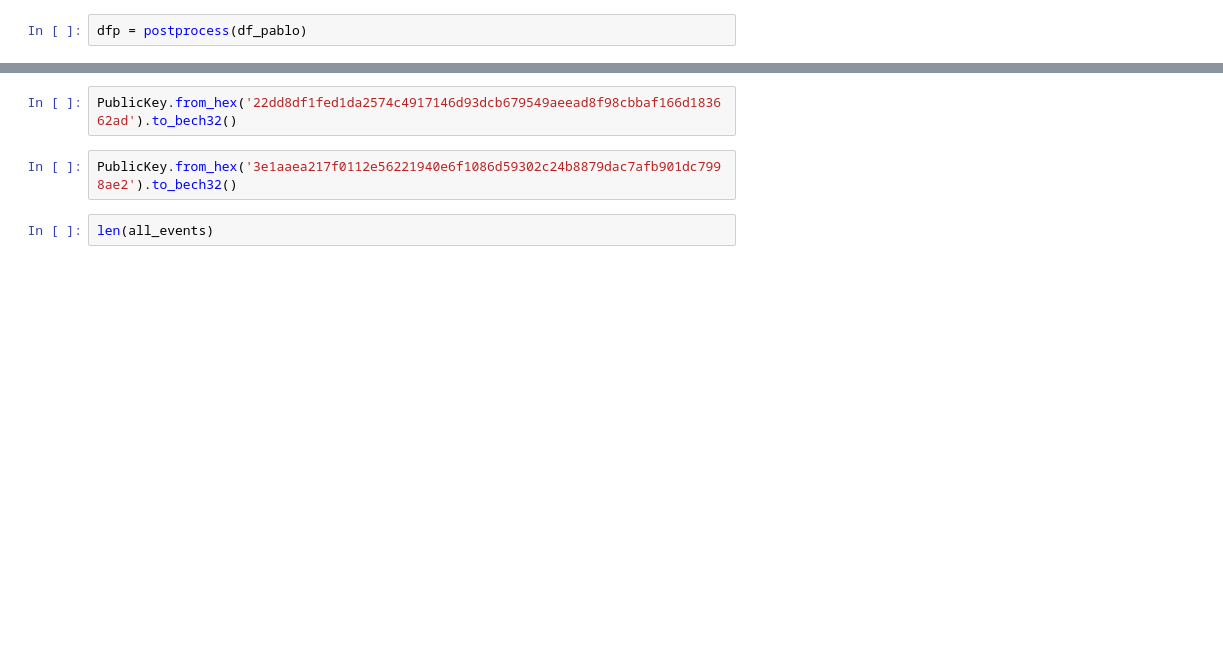
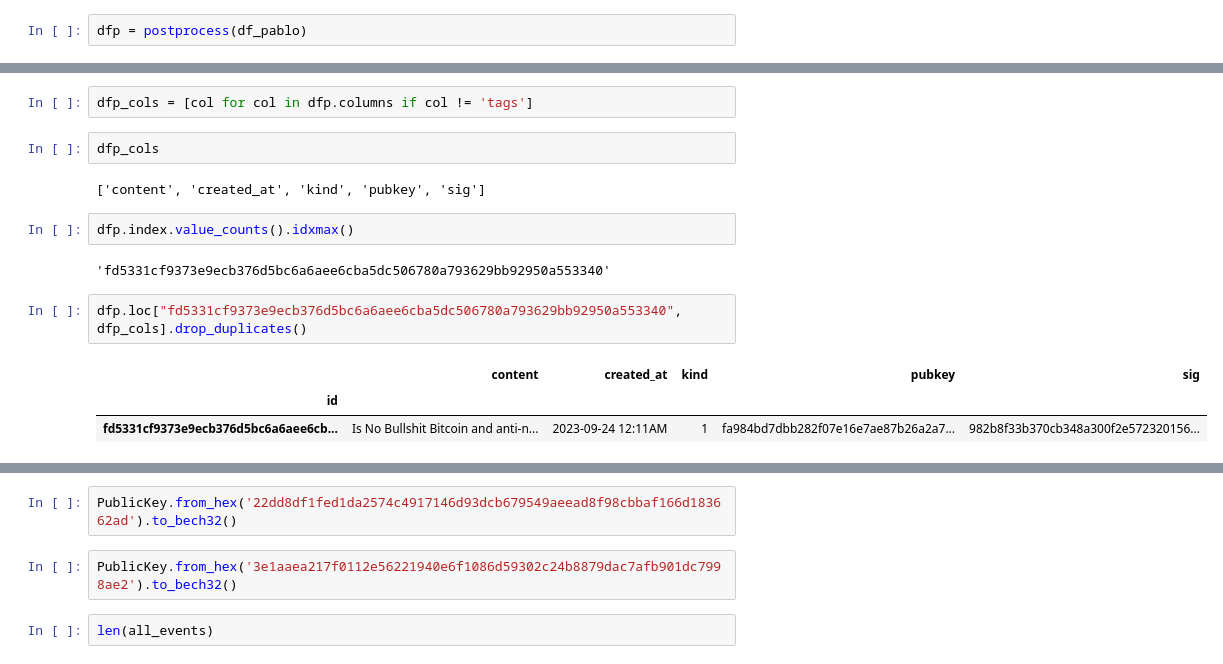
Before and after one commit to wilfredallyn/purplepy, a Jupyter notebook: query.ipynb, the cells around one changed output, grey strips where cells are left out. Drawn from its saved outputs; the diff is of its cells as text; blank space fills up the shorter version.

Commit message:
remove duplicate events

```diff
--- a/query.ipynb
+++ b/query.ipynb
@@ -177,0 +132,16 @@ dfp.created_at.min(), dfp.created_at.max()
+# %%
+dfp_cols = [col for col in dfp.columns if col != 'tags']
+# %%
+dfp_cols
+# %% [output]
+['content', 'created_at', 'kind', 'pubkey', 'sig']
+# %%
+dfp.index.value_counts().idxmax()
+# %% [output]
+'fd5331cf9373e9ecb376d5bc6a6aee6cba5dc506780a793629bb92950a553340'
+# %%
+dfp.loc["fd5331cf9373e9ecb376d5bc6a6aee6cba5dc506780a793629bb92950a553340", dfp_cols].drop_duplicates()
+# %% [output]
+|  | content | created_at | kind | pubkey | sig |
+| id |  |  |  |  |  |
+| fd5331cf9373e9ecb376d5bc6a6aee6cb... | Is No Bullshit Bitcoin and anti-n... | 2023-09-24 12:11AM | 1 | fa984bd7dbb282f07e16e7ae87b26a2a7... | 982b8f33b370cb348a300f2e572320156... |
```
Also changed, not shown: parts of 20 cells of this notebook, 2 other files.
